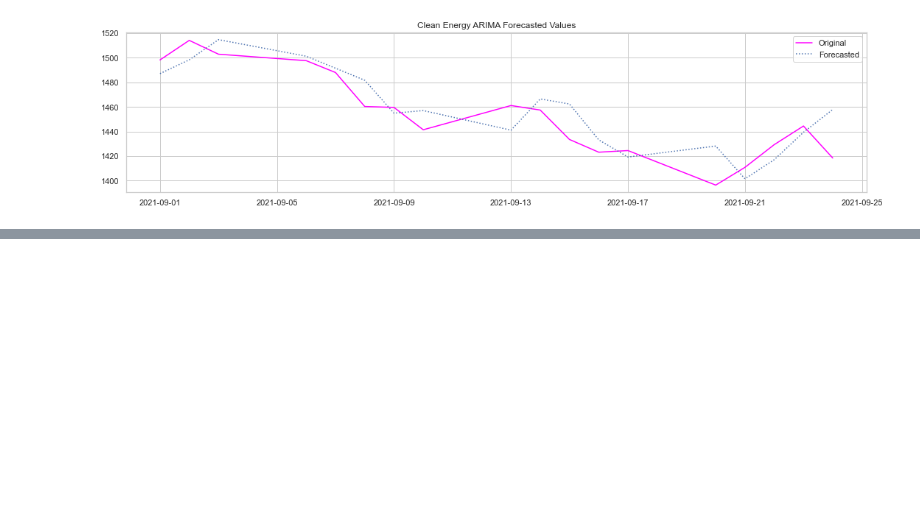
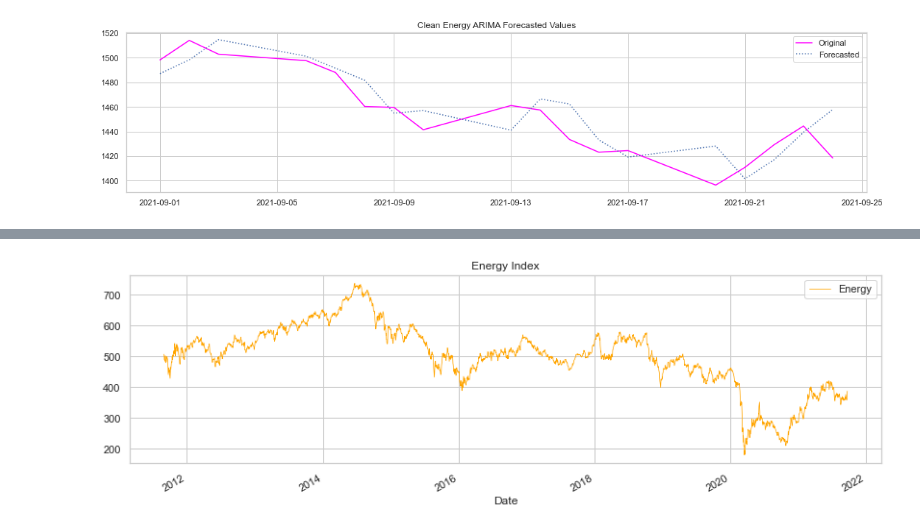
Before and after one commit to gokce-d/DS4A_Team37, a Jupyter notebook: DS4A/DS4A_ARIMA.ipynb, the cells around one changed output, grey strips where cells are left out. Cells and saved outputs as stored; diff of their text form; code cells hidden in the pictures; blank space fills up the shorter version.

Commit message:
arima regular energy analysis is added

```diff
--- a/DS4A/DS4A_ARIMA.ipynb
+++ b/DS4A/DS4A_ARIMA.ipynb
@@ -211,0 +220,7 @@ plt.savefig('DS4A/plots/clean_forecasted.jpg');
+# %%
+energy_url = "https://raw.githubusercontent.com/gokce-d/DS4A_Team37/master/Energy_Index.csv"
+energy_index = pd.read_csv(energy_url)
+energy_index = energy_index.rename(columns={"Effective date ": "Date", "S&P 500 Energy (Sector)": "Index"})
+energy_index["Date"] = pd.to_datetime(energy_index['Date'])
+energy_index = energy_index.set_index("Date")
+energy_index.tail()
@@ -211,0 +235,9 @@ plt.savefig('DS4A/plots/clean_forecasted.jpg');
+# %%
+sns.set(rc={'figure.figsize':(14, 4)})
+sns.set_theme(style="whitegrid")
+energy_index['Index'].plot(linewidth=0.7, color="orange", label="Energy")
+plt.title("Energy Index")
+plt.legend()
+plt.savefig('plots/regular_all.jpg');
+# %% [output]
+[figure, added]
```
Also changed, not shown: parts of 28 cells of this notebook, 9 other files.
